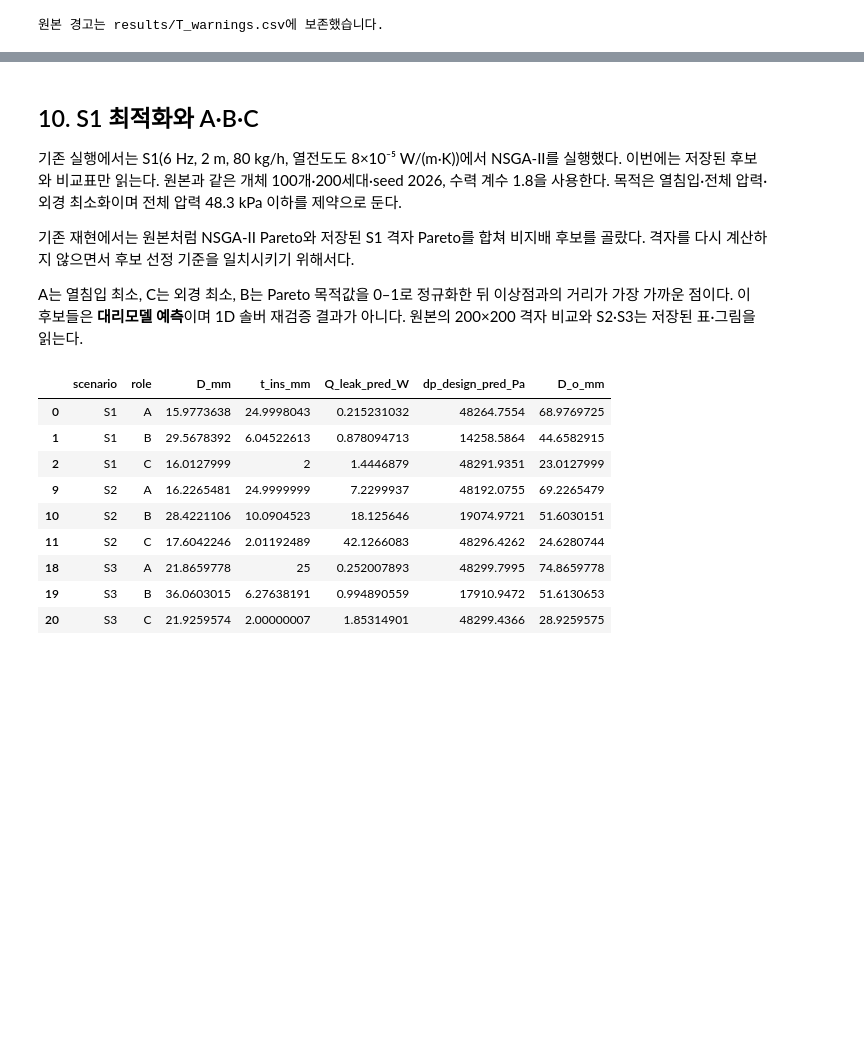
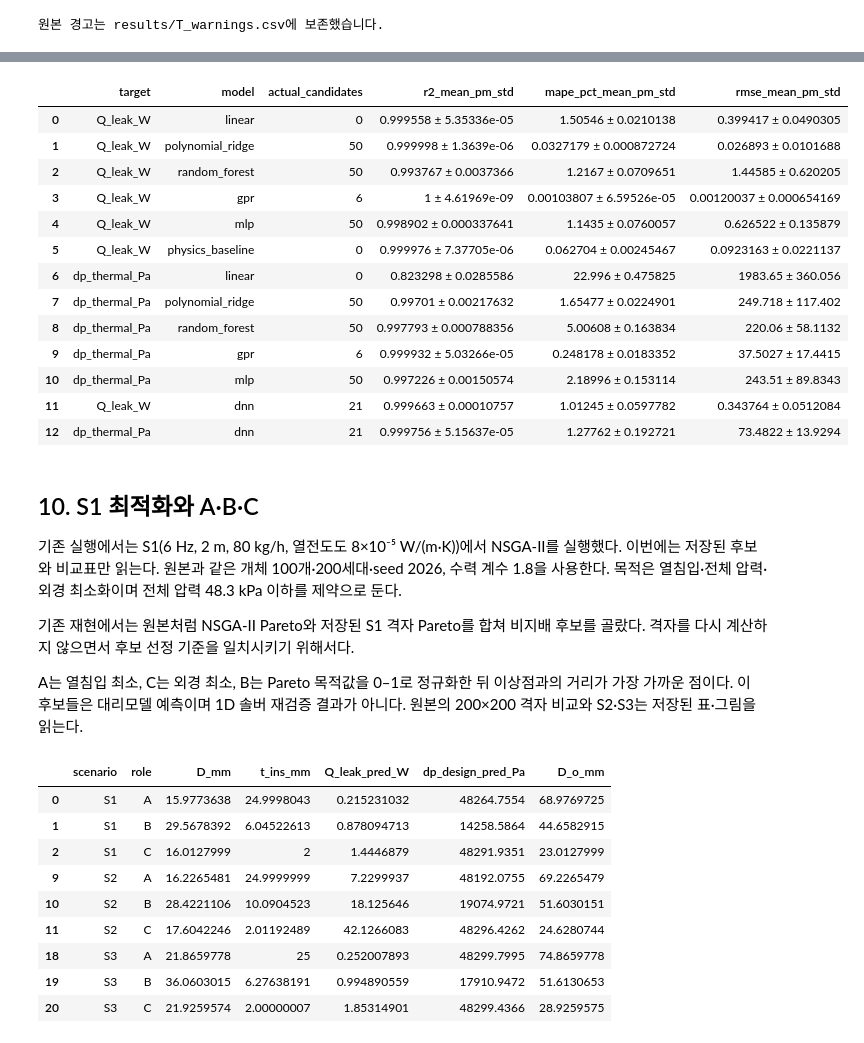
Before and after one commit to Yujinwoo1/lh2-suction-pipe-opt, a Jupyter notebook: submission/LH2_core.ipynb, the cells around one changed output, grey strips where cells are left out. Saved outputs shown, nothing was run; the diff lists cells and outputs as text; code cells hidden in the pictures; blank space fills up the shorter version.

```diff
--- a/submission/LH2_core.ipynb
+++ b/submission/LH2_core.ipynb
@@ -208,10 +211,29 @@ print('원본 경고는 results/T_warnings.csv에 보존했습니다.')
+# %%
+display(pd.read_csv(results / 'T1_with_dnn.csv')[
+    ['target', 'model', 'actual_candidates', 'r2_mean_pm_std',
+     'mape_pct_mean_pm_std', 'rmse_mean_pm_std']])
+# %% [output]
+|  | target | model | actual_candidates | r2_mean_pm_std | mape_pct_mean_pm_std | rmse_mean_pm_std |
+| 0 | Q_leak_W | linear | 0 | 0.999558 ± 5.35336e-05 | 1.50546 ± 0.0210138 | 0.399417 ± 0.0490305 |
+| 1 | Q_leak_W | polynomial_ridge | 50 | 0.999998 ± 1.3639e-06 | 0.0327179 ± 0.000872724 | 0.026893 ± 0.0101688 |
+| 2 | Q_leak_W | random_forest | 50 | 0.993767 ± 0.0037366 | 1.2167 ± 0.0709651 | 1.44585 ± 0.620205 |
+| 3 | Q_leak_W | gpr | 6 | 1 ± 4.61969e-09 | 0.00103807 ± 6.59526e-05 | 0.00120037 ± 0.000654169 |
+| 4 | Q_leak_W | mlp | 50 | 0.998902 ± 0.000337641 | 1.1435 ± 0.0760057 | 0.626522 ± 0.135879 |
+| 5 | Q_leak_W | physics_baseline | 0 | 0.999976 ± 7.37705e-06 | 0.062704 ± 0.00245467 | 0.0923163 ± 0.0221137 |
+| 6 | dp_thermal_Pa | linear | 0 | 0.823298 ± 0.0285586 | 22.996 ± 0.475825 | 1983.65 ± 360.056 |
+| 7 | dp_thermal_Pa | polynomial_ridge | 50 | 0.99701 ± 0.00217632 | 1.65477 ± 0.0224901 | 249.718 ± 117.402 |
+| 8 | dp_thermal_Pa | random_forest | 50 | 0.997793 ± 0.000788356 | 5.00608 ± 0.163834 | 220.06 ± 58.1132 |
+| 9 | dp_thermal_Pa | gpr | 6 | 0.999932 ± 5.03266e-05 | 0.248178 ± 0.0183352 | 37.5027 ± 17.4415 |
+| 10 | dp_thermal_Pa | mlp | 50 | 0.997226 ± 0.00150574 | 2.18996 ± 0.153114 | 243.51 ± 89.8343 |
+| 11 | Q_leak_W | dnn | 21 | 0.999663 ± 0.00010757 | 1.01245 ± 0.0597782 | 0.343764 ± 0.0512084 |
+| 12 | dp_thermal_Pa | dnn | 21 | 0.999756 ± 5.15637e-05 | 1.27762 ± 0.192721 | 73.4822 ± 13.9294 |
 # %% [markdown]
 ## 10. S1 최적화와 A·B·C
 기존 실행에서는 S1(6 Hz, 2 m, 80 kg/h, 열전도도 8×10⁻⁵ W/(m·K))에서 NSGA-II를 실행했다. 이번에는 저장된 후보와 비교표만 읽는다. 원본과 같은 개체 100개·200세대·seed 2026, 수력 계수 1.8을 사용한다. 목적은 열침입·전체 압력·외경 최소화이며 전체 압력 48.3 kPa 이하를 제약으로 둔다.
 
 기존 재현에서는 원본처럼 NSGA-II Pareto와 저장된 S1 격자 Pareto를 합쳐 비지배 후보를 골랐다. 격자를 다시 계산하지 않으면서 후보 선정 기준을 일치시키기 위해서다.
 
-A는 열침입 최소, C는 외경 최소, B는 Pareto 목적값을 0–1로 정규화한 뒤 이상점과의 거리가 가장 가까운 점이다. 이 후보들은 **대리모델 예측**이며 1D 솔버 재검증 결과가 아니다. 원본의 200×200 격자 비교와 S2·S3는 저장된 표·그림을 읽는다.
+A는 열침입 최소, C는 외경 최소, B는 Pareto 목적값을 0–1로 정규화한 뒤 이상점과의 거리가 가장 가까운 점이다. 이 후보들은 대리모델 예측이며 1D 솔버 재검증 결과가 아니다. 원본의 200×200 격자 비교와 S2·S3는 저장된 표·그림을 읽는다.
 # %%
 old = pd.read_csv(results / 'const_verification_points.csv')
 show = ['scenario', 'role', 'D_mm', 't_ins_mm', 'Q_leak_pred_W', 'dp_design_pred_Pa', 'D_o_mm']
```
Also changed, not shown: parts of 14 cells of this notebook, 38 other files.
